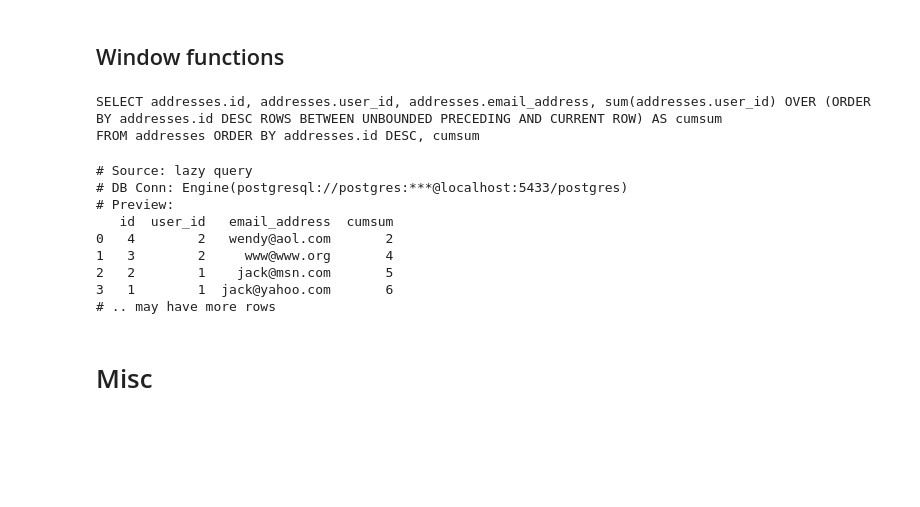
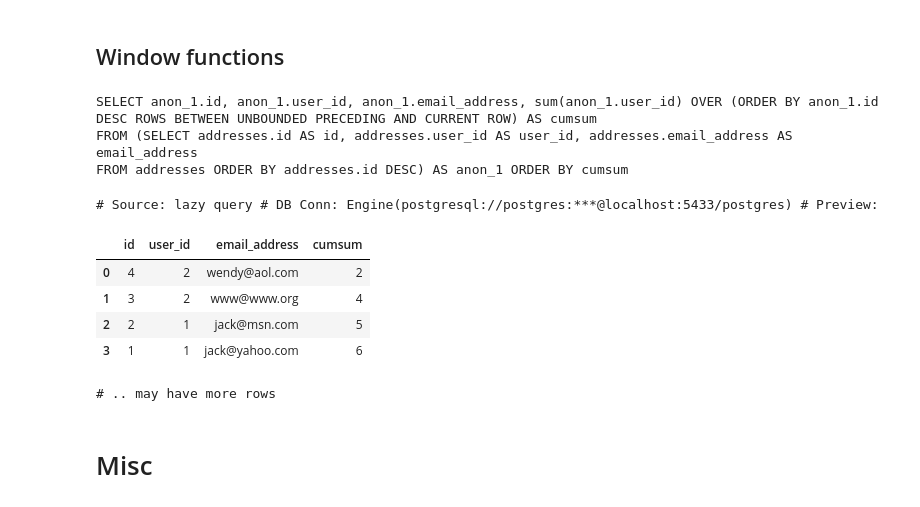
Before and after one commit to machow/siuba, a Jupyter notebook: examples/examples-postgres.ipynb, the cells around one changed output. Drawn from its saved outputs; the diff is of its cells as text; code cells hidden in the pictures; blank space fills up the shorter version.

```diff
--- a/examples/examples-postgres.ipynb
+++ b/examples/examples-postgres.ipynb
@@ -405,23 +420,22 @@ FROM addresses
 # %%
 from siuba.dply.vector import desc
 (tbl_addresses
-  >> arrange(_.id.desc())
+  >> arrange(desc(_.id))
   >> mutate(cumsum = _.user_id.cumsum())
   >> arrange(_.cumsum)
   >> show_query()
   )
 # %% [output]
-SELECT addresses.id, addresses.user_id, addresses.email_address, sum(addresses.user_id) OVER (ORDER BY addresses.id DESC ROWS BETWEEN UNBOUNDED PRECEDING AND CURRENT ROW) AS cumsum
-FROM addresses ORDER BY addresses.id DESC, cumsum
+SELECT anon_1.id, anon_1.user_id, anon_1.email_address, sum(anon_1.user_id) OVER (ORDER BY anon_1.id DESC ROWS BETWEEN UNBOUNDED PRECEDING AND CURRENT ROW) AS cumsum
+FROM (SELECT addresses.id AS id, addresses.user_id AS user_id, addresses.email_address AS email_address
+FROM addresses ORDER BY addresses.id DESC) AS anon_1 ORDER BY cumsum
-# Source: lazy query
-# DB Conn: Engine(postgresql://postgres:***@localhost:5433/postgres)
-# Preview:
-   id  user_id   email_address  cumsum
-0   4        2   wendy@aol.com       2
-1   3        2     www@www.org       4
-2   2        1    jack@msn.com       5
-3   1        1  jack@yahoo.com       6
-# .. may have more rows
+# Source: lazy query # DB Conn: Engine(postgresql://postgres:***@localhost:5433/postgres) # Preview:
+|  | id | user_id | email_address | cumsum |
+| 0 | 4 | 2 | wendy@aol.com | 2 |
+| 1 | 3 | 2 | www@www.org | 4 |
+| 2 | 2 | 1 | jack@msn.com | 5 |
+| 3 | 1 | 1 | jack@yahoo.com | 6 |
+# .. may have more rows
 # %% [markdown]
 # Misc
 # %% [markdown]
```
Also changed, not shown: parts of 13 cells of this notebook, 2 other files.
